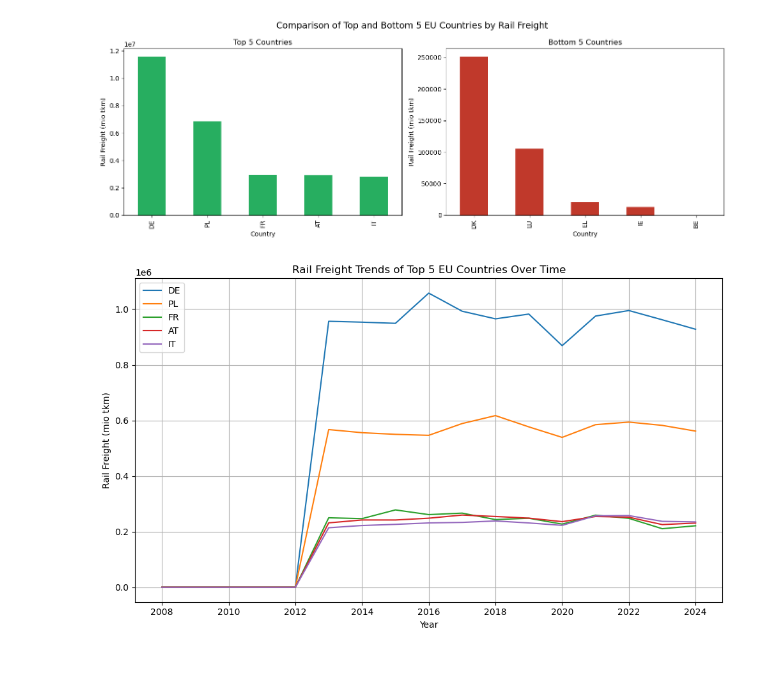
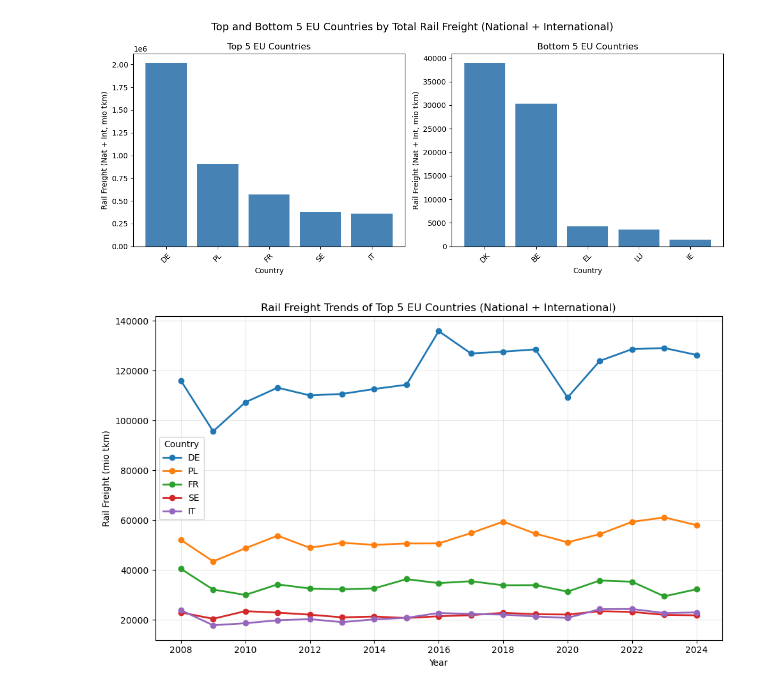
Before and after one commit to etyurkay/TIL6022-Group-Project, a Jupyter notebook: Data/Notebooks/rail_freight_analysis_PS.ipynb, the cells around one changed output. Cells and saved outputs as stored; diff of their text form; code cells hidden in the pictures; blank space fills up the shorter version.

```diff
--- a/Data/Notebooks/rail_freight_analysis_PS.ipynb
+++ b/Data/Notebooks/rail_freight_analysis_PS.ipynb
@@ -57 +1,13 @@ top5, bottom5
+# %%
+# ===============================================================
+# 🚆 EU Railway Freight Analysis — Sub-question
+# "Which top and bottom 5 EU countries have the most and least train freight?"
+# ===============================================================
+
+# Importing libraries
+import pandas as pd
+import matplotlib.pyplot as plt
+
+# Loading the dataset
+data = pd.read_csv("../Processed/merged_eurostat_clean.csv")
 # %%
@@ -70,40 +38,62 @@ plt.show()
 # %%
-# Comparing top 5 and bottom 5 countries side by side
-fig, axes = plt.subplots(1, 2, figsize=(14,5))
+# --- Aggregate total freight (Nat + Int) per country ---
+country_totals = (
+    data.groupby('geo')['rail_f_total_Nat&INT_mio_tkm']
+    .sum()
+    .sort_values(ascending=False)
+)
 
-top5.plot(kind='bar', color=top_green, ax=axes[0])
-axes[0].set_title('Top 5 Countries')
+# --- Identify top 5 and bottom 5 ---
+top5 = country_totals.head(5)
+bottom5 = country_totals.tail(5)
+
+# --- Plot side-by-side comparison ---
+fig, axes = plt.subplots(1, 2, figsize=(12,5))
+
+# Top 5
+axes[0].bar(top5.index, top5.values, color='steelblue')
+axes[0].set_title('Top 5 EU Countries')
 axes[0].set_xlabel('Country')
-axes[0].set_ylabel('Rail Freight (mio tkm)')
+axes[0].set_ylabel('Rail Freight (Nat + Int, mio tkm)')
+axes[0].tick_params(axis='x', rotation=45)
 
-bottom5.plot(kind='bar', color=bottom_red, ax=axes[1])
-axes[1].set_title('Bottom 5 Countries')
+# Bottom 5
+axes[1].bar(bottom5.index, bottom5.values, color='steelblue')
+axes[1].set_title('Bottom 5 EU Countries')
 axes[1].set_xlabel('Country')
-axes[1].set_ylabel('Rail Freight (mio tkm)')
+axes[1].set_ylabel('Rail Freight (Nat + Int, mio tkm)')
+axes[1].tick_params(axis='x', rotation=45)
 
-fig.suptitle('Comparison of Top and Bottom 5 EU Countries by Rail Freight', fontsize=14)
+plt.suptitle('Top and Bottom 5 EU Countries by Total Rail Freight (National + International)', fontsize=14)
 plt.tight_layout()
 plt.show()
 # %% [output]
-[figure, old version]
+[figure, new version]
 # %%
-# Filter only top 5 countries
-top_countries = data[data['geo'].isin(top5.index)]
+# --- Identify top 5 countries ---
+top5_countries = country_totals.head(5).index
 
-# Group by year and country
-trend = top_countries.groupby(['TIME_PERIOD', 'geo'])['rail_freight_total_mio_tkm'].sum().reset_index()
+# --- Filter dataset for top 5 and aggregate by year ---
+trend = (
+    data[data['geo'].isin(top5_countries)]
+    .groupby(['TIME_PERIOD', 'geo'])['rail_f_total_Nat&INT_mio_tkm']
+    .sum()
+    .reset_index()
+)
 
+# --- Plot trend lines ---
 plt.figure(figsize=(10,6))
-for country in top5.index:
+for country in top5_countries:
     subset = trend[trend['geo'] == country]
-    plt.plot(subset['TIME_PERIOD'], subset['rail_freight_total_mio_tkm'], label=country)
+    plt.plot(subset['TIME_PERIOD'], subset['rail_f_total_Nat&INT_mio_tkm'],
+             marker='o', linewidth=2, label=country)
 
-plt.title('Rail Freight Trends of Top 5 EU Countries Over Time')
+plt.title('Rail Freight Trends of Top 5 EU Countries (National + International)')
 plt.xlabel('Year')
 plt.ylabel('Rail Freight (mio tkm)')
-plt.legend()
-plt.grid(True)
+plt.legend(title='Country')
+plt.grid(True, alpha=0.3)
 plt.tight_layout()
 plt.show()
 # %% [output]
-[figure, old version]
+[figure, new version]
```
Also changed, not shown: parts of 9 cells of this notebook, 1 other file.
